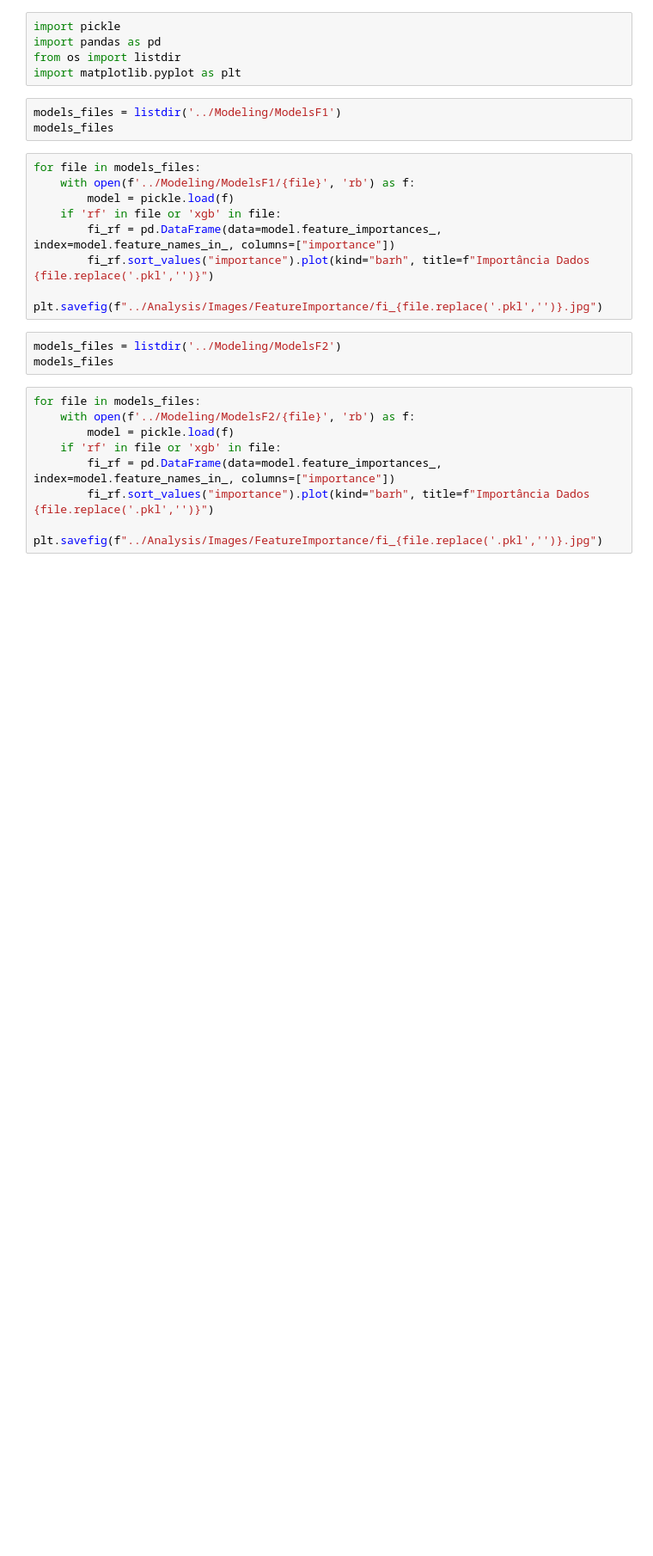
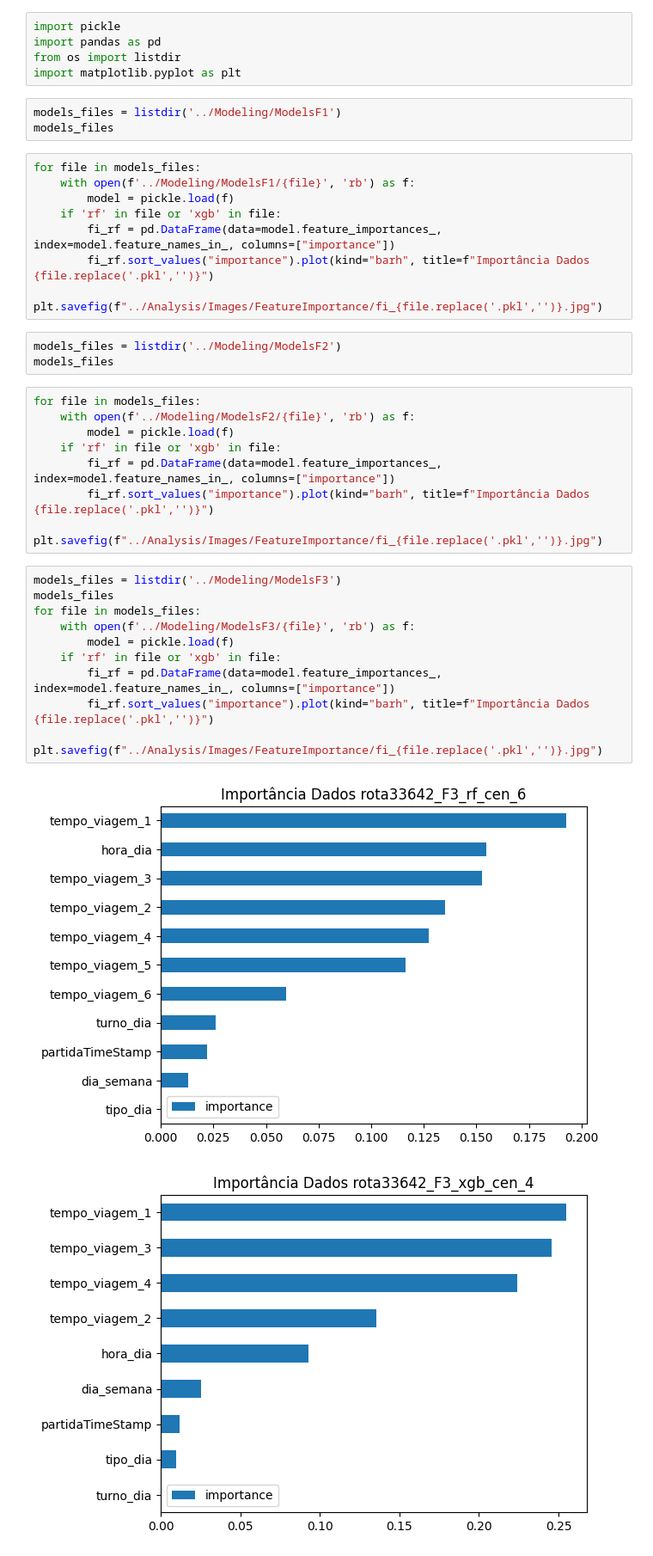
Before and after one commit to LeonardoVillamarin/TCC-Previsor_viagens_onibus, a Jupyter notebook: Analysis/model_analysis.ipynb, the cells around one changed output. Shown at 86% size. Saved outputs shown, nothing was run; the diff lists cells and outputs as text; blank space fills up the shorter version.

```diff
--- a/Analysis/model_analysis.ipynb
+++ b/Analysis/model_analysis.ipynb
@@ -25,3 +25,16 @@ for file in models_files:
         fi_rf = pd.DataFrame(data=model.feature_importances_, index=model.feature_names_in_, columns=["importance"])
         fi_rf.sort_values("importance").plot(kind="barh", title=f"Importância Dados {file.replace('.pkl','')}")
         plt.savefig(f"../Analysis/Images/FeatureImportance/fi_{file.replace('.pkl','')}.jpg")
+# %%
+models_files = listdir('../Modeling/ModelsF3')
+models_files
+for file in models_files:
+    with open(f'../Modeling/ModelsF3/{file}', 'rb') as f:
+        model = pickle.load(f)
+    if 'rf' in file or 'xgb' in file:
+        fi_rf = pd.DataFrame(data=model.feature_importances_, index=model.feature_names_in_, columns=["importance"])
+        fi_rf.sort_values("importance").plot(kind="barh", title=f"Importância Dados {file.replace('.pkl','')}")
+        plt.savefig(f"../Analysis/Images/FeatureImportance/fi_{file.replace('.pkl','')}.jpg")
+# %% [output]
+[figure, added]
+[figure, added]
```
Also changed, not shown: 24 other files.
